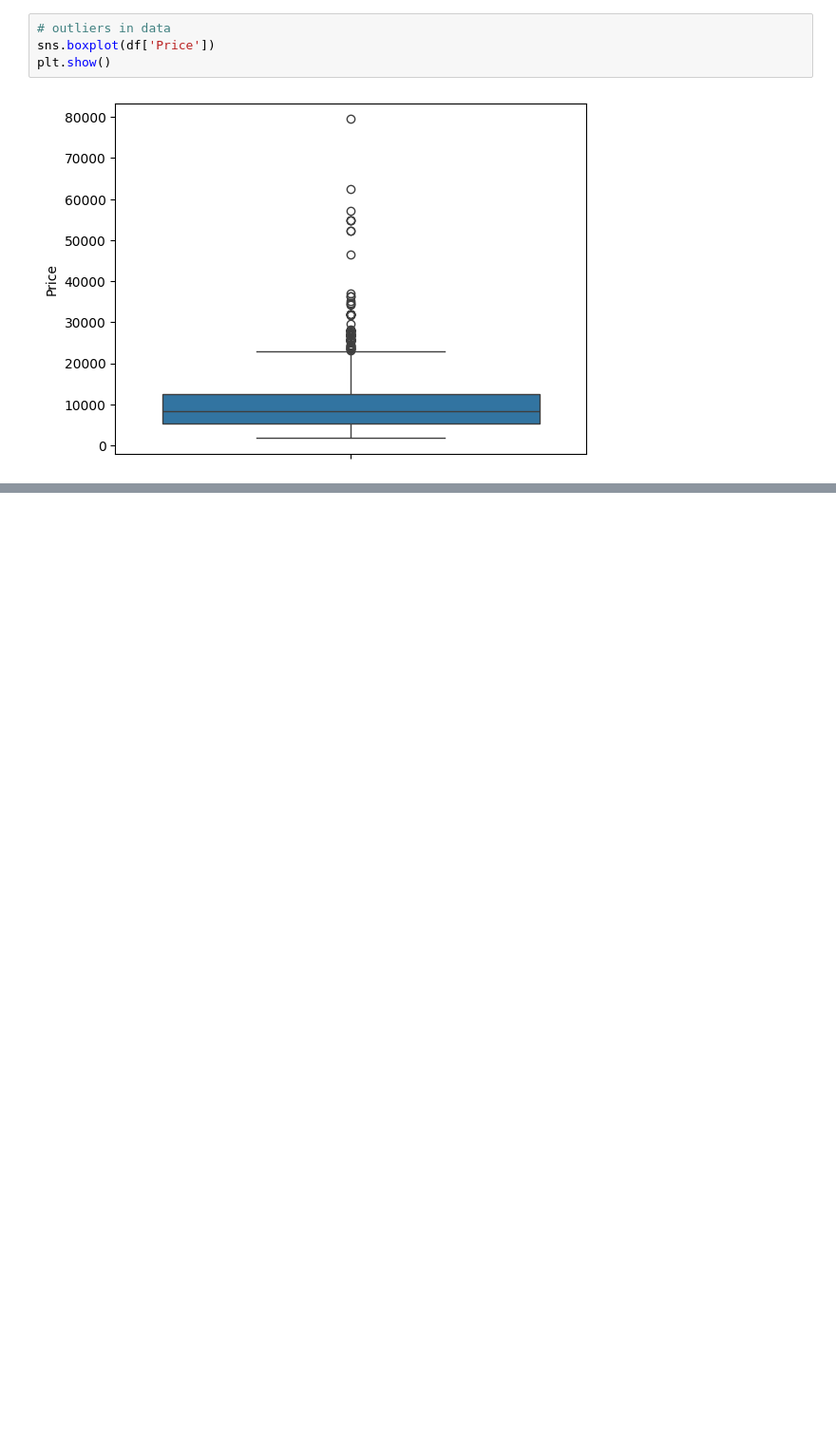
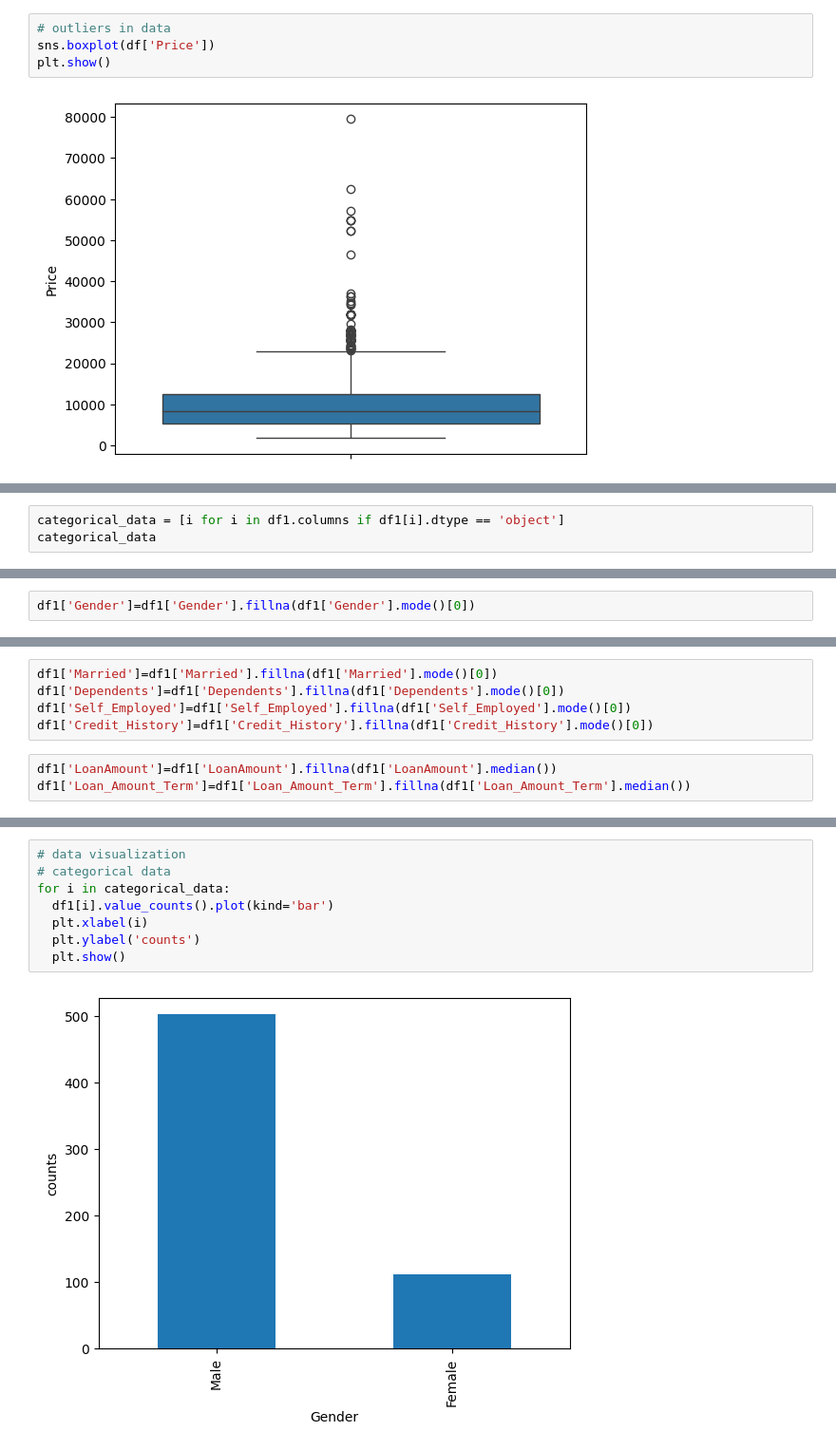
Before and after one commit to dinky-coder/dinky-coder, a Jupyter notebook: Flight_Price_Analysis.ipynb, the cells around one changed output, grey strips where cells are left out. Shown: that part at 95% size. Drawn from its saved outputs; the diff is of its cells as text; blank space fills up the shorter version.

```diff
--- a/Flight_Price_Analysis.ipynb
+++ b/Flight_Price_Analysis.ipynb
@@ -429,0 +450,3 @@ plt.show()
+# %%
+categorical_data = [i for i in df1.columns if df1[i].dtype == 'object']
+categorical_data
@@ -429,0 +488,2 @@ plt.show()
+# %%
+df1['Gender']=df1['Gender'].fillna(df1['Gender'].mode()[0])
@@ -429,0 +515,8 @@ plt.show()
+# %%
+df1['Married']=df1['Married'].fillna(df1['Married'].mode()[0])
+df1['Dependents']=df1['Dependents'].fillna(df1['Dependents'].mode()[0])
+df1['Self_Employed']=df1['Self_Employed'].fillna(df1['Self_Employed'].mode()[0])
+df1['Credit_History']=df1['Credit_History'].fillna(df1['Credit_History'].mode()[0])
+# %%
+df1['LoanAmount']=df1['LoanAmount'].fillna(df1['LoanAmount'].median())
+df1['Loan_Amount_Term']=df1['Loan_Amount_Term'].fillna(df1['Loan_Amount_Term'].median())
@@ -429,0 +540,10 @@ plt.show()
+# %%
+# data visualization
+# categorical data
+for i in categorical_data:
+  df1[i].value_counts().plot(kind='bar')
+  plt.xlabel(i)
+  plt.ylabel('counts')
+  plt.show()
+# %% [output]
+[figure, added]
```
Also changed, not shown: parts of 11 cells of this notebook.
